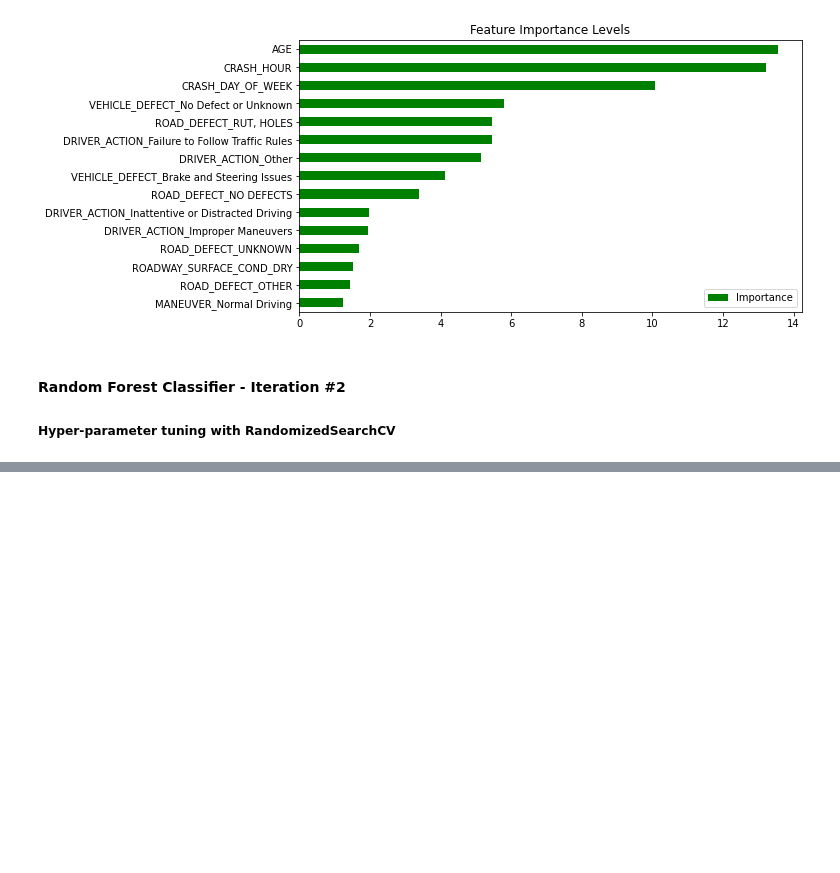
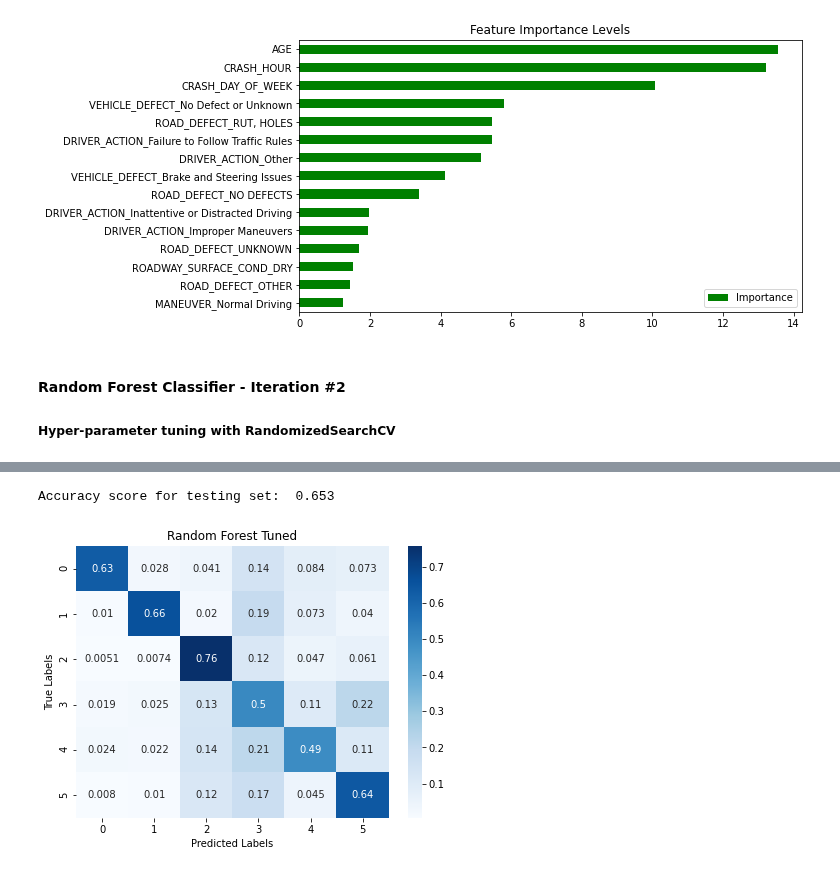
Before and after one commit to joakimTI/GROUP-5-PROJECT, a Jupyter notebook: index.ipynb, the cells around one changed output, grey strips where cells are left out. Cells and saved outputs as stored; diff of their text form; code cells hidden in the pictures; blank space fills up the shorter version.

```diff
--- a/index.ipynb
+++ b/index.ipynb
@@ -1626,13 +1617,13 @@ plt.show()
 ##### Hyper-parameter tuning with RandomizedSearchCV
 # %%
 param_dist = {
-    'n_estimators': randint(100, 1000),        # Number of trees in the forest
-    'max_depth': randint(5, 50),               # Maximum depth of the trees
-    'min_samples_split': randint(2, 20),       # Minimum number of samples required to split an internal node
-    'min_samples_leaf': randint(1, 20),        # Minimum number of samples required to be a leaf node
-    'bootstrap': [True, False],                # Whether bootstrap samples are used when building trees
-    'criterion': ['gini', 'entropy'],          # Function to measure the quality of a split
-    'max_features': ['auto', 'sqrt', 'log2'],  # Number of features to consider when looking for the best split
+    'n_estimators': randint(100, 300),        # Number of trees in the forest
+    'max_depth': randint(5, 20),               # Maximum depth of the trees
+    'min_samples_split': randint(10, 20),       # Minimum number of samples required to split an internal node
+    # 'min_samples_leaf': randint(4, 20),        # Minimum number of samples required to be a leaf node
+    # 'bootstrap': [True, False],                # Whether bootstrap samples are used when building trees
+    # 'criterion': ['gini', 'entropy'],          # Function to measure the quality of a split
+    # 'max_features': ['auto', 'sqrt', 'log2'],  # Number of features to consider when looking for the best split
 }
 
 # 2. Initialize the RandomForestClassifier
@@ -1641,20 +1632,18 @@ rf = RandomForestClassifier(random_state=42)
 # 3. Set up RandomizedSearchCV
 random_search = RandomizedSearchCV(estimator=rf,
                                    param_distributions=param_dist,
-                                   n_iter=100,  # Number of parameter settings sampled
-                                   cv=5,        # 5-fold cross-validation
+                                   n_iter=30,  # Number of parameter settings sampled
+                                   cv=3,        # 5-fold cross-validation
                                    random_state=42,
                                    n_jobs=-1,   # Use all available cores
                                    verbose=1)
 
 # 4. Fit RandomizedSearchCV on the training data
-random_search.fit(X_train_resampled, y_train_resampled)
+
+X_small, _, y_small, _ = train_test_split(X_train_resampled, y_train_resampled, test_size=0.9, random_state=42)
+random_search.fit(X_small, y_small)
 
 # 5. Print the best parameters and the best score
 print("Best parameters found: ", random_search.best_params_)
 print("Best cross-validation score: {:.3f}".format(random_search.best_score_))
-
-# 6. Optionally, you can access the best model and make predictions
-best_rf = random_search.best_estimator_
-y_pred_rf_tuned = best_rf.predict(X_test_full)
 # %% [output]
@@ -1662,0 +1653,6 @@ MemoryError: Unable to allocate 4.20 MiB for an array with shape (1099699,) and
+# %%
+#  access the best model and make predictions
+# Best parameters found:  {'max_depth': 19, 'min_samples_split': 12, 'n_estimators': 207}
+# Best cross-validation score: 0.685
+rf_tuned = random_search.best_estimator_
+y_pred_rf_tuned = rf_tuned.predict(X_test_full)
@@ -1662,0 +1674,5 @@ MemoryError: Unable to allocate 4.20 MiB for an array with shape (1099699,) and
+# %%
+show_scores(y_pred_rf_tuned, 'Random Forest Tuned')
+# %% [output]
+Accuracy score for testing set:  0.653
+[figure, added]
```
Also changed, not shown: parts of 12 cells of this notebook.
